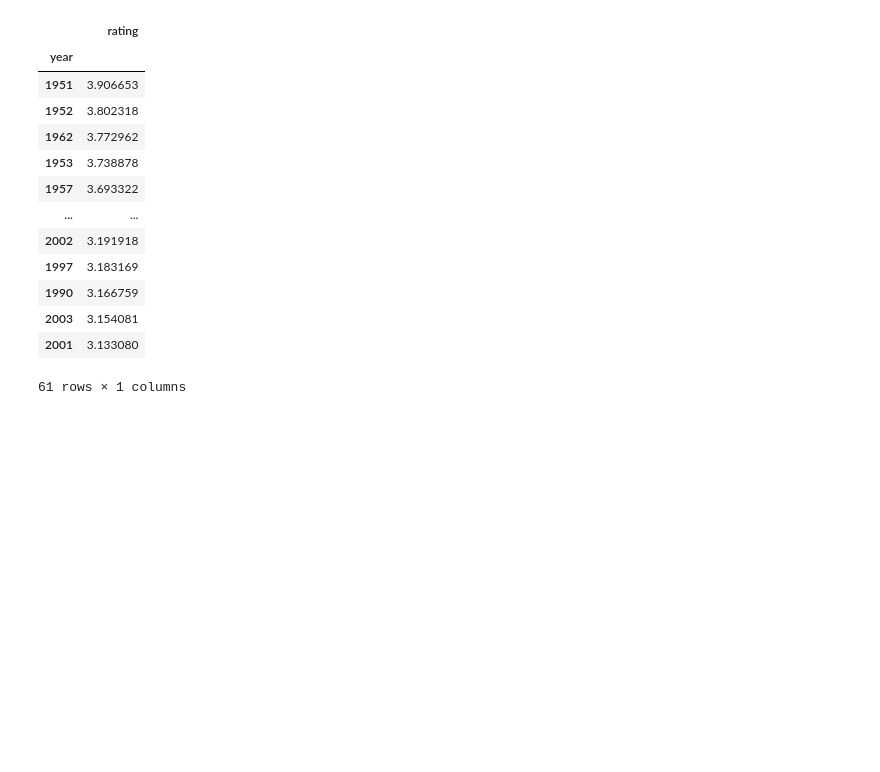
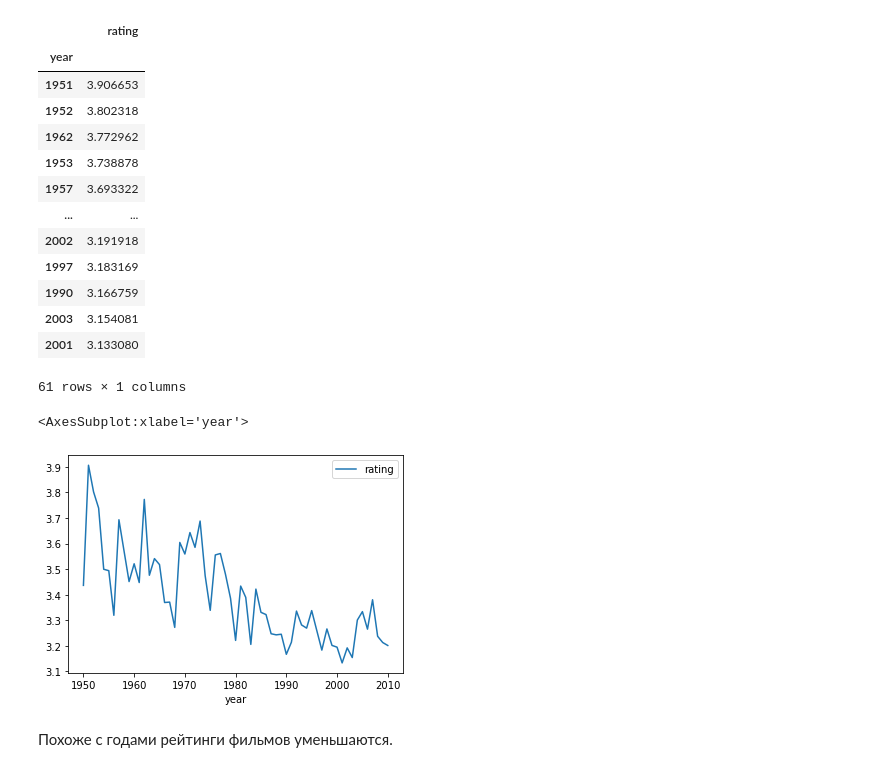
Before and after one commit to choodnovsky/Neto_DEGP-12, a Jupyter notebook: dz_2.03.ipynb, the cells around one changed output. Drawn from its saved outputs; the diff is of its cells as text; code cells hidden in the pictures; blank space fills up the shorter version.

```diff
--- a/dz_2.03.ipynb
+++ b/dz_2.03.ipynb
@@ -223,3 +223,10 @@ result.sort_values(by='rating', ascending=False)
 | 2003 | 3.154081 |
 | 2001 | 3.133080 |
 61 rows × 1 columns
+# %%
+result.plot()
+# %% [output]
+<AxesSubplot:xlabel='year'>
+[figure, added]
+# %% [markdown]
+Похоже с годами рейтинги фильмов уменьшаются.
```
Also changed, not shown: parts of 4 cells of this notebook.
